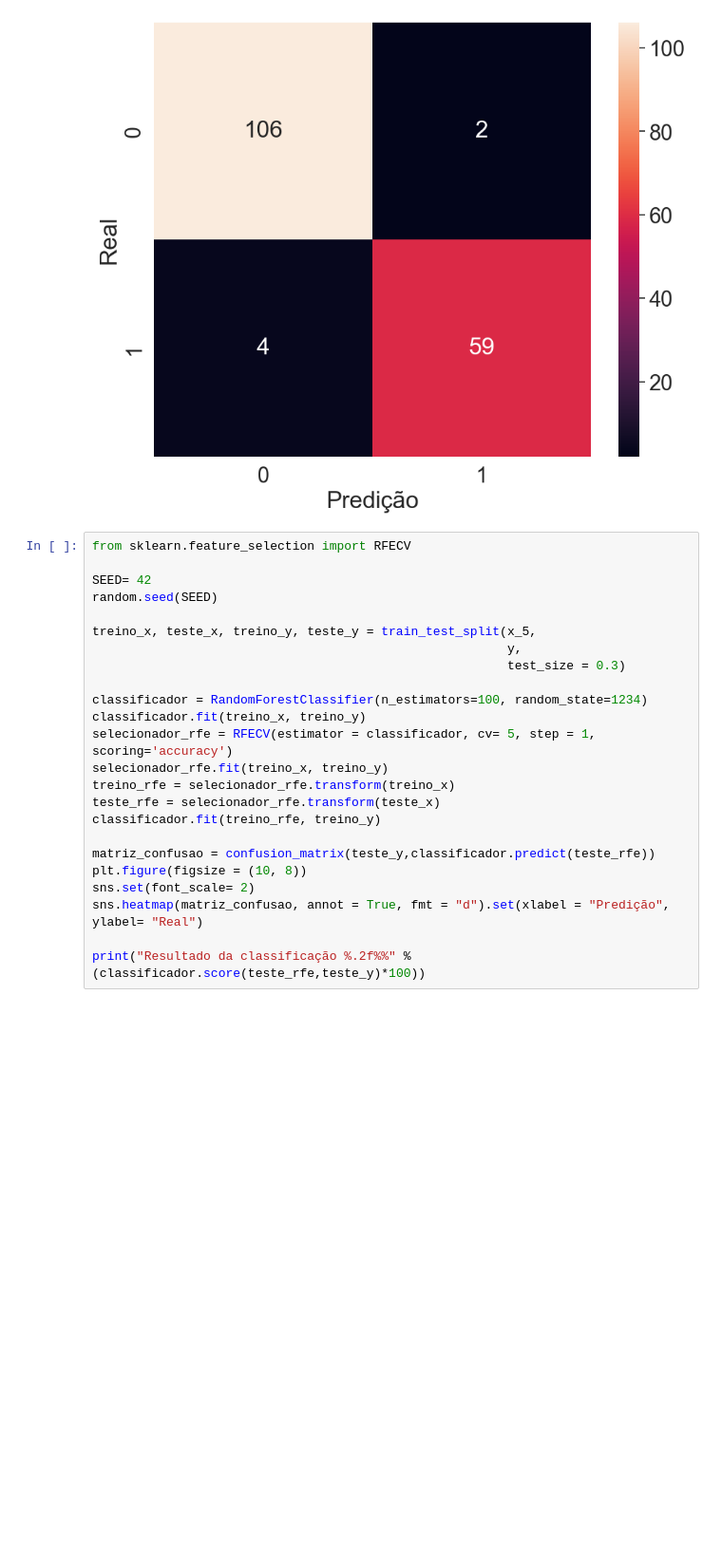
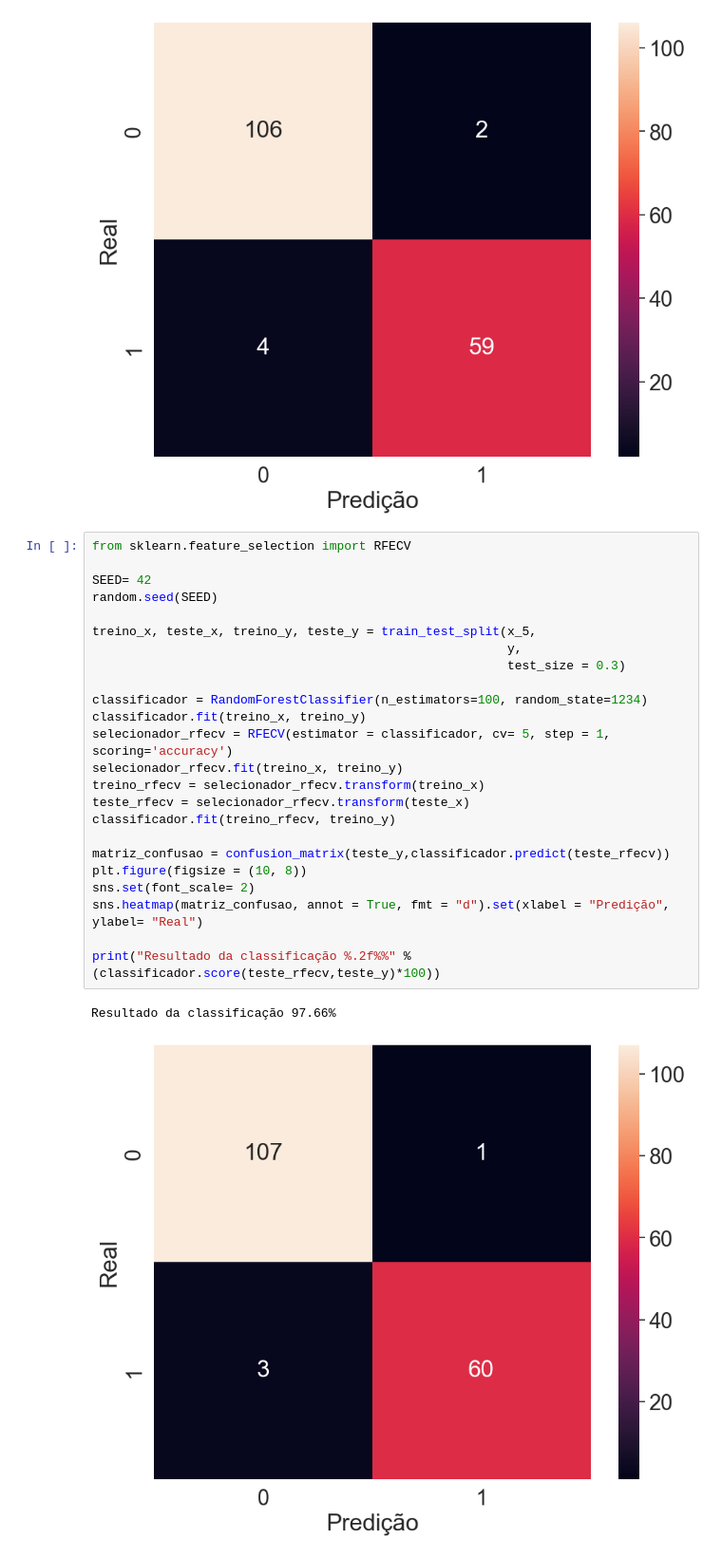
Before and after one commit to felipmartins/machine-learning-studies, a Jupyter notebook: dimensionalidade/intro.Ipynb, the cells around one changed output. Shown at 95% size. Saved outputs shown, nothing was run; the diff lists cells and outputs as text; blank space fills up the shorter version.

```diff
--- a/dimensionalidade/intro.Ipynb
+++ b/dimensionalidade/intro.Ipynb
@@ -405,24 +405,27 @@ Resultado da classificação 96.49%
 # %%
 from sklearn.feature_selection import RFECV
 
 SEED= 42
 random.seed(SEED)
 
 treino_x, teste_x, treino_y, teste_y = train_test_split(x_5,
                                                         y,
                                                         test_size = 0.3)
 
 classificador = RandomForestClassifier(n_estimators=100, random_state=1234)
 classificador.fit(treino_x, treino_y)
-selecionador_rfe = RFECV(estimator = classificador, cv= 5, step = 1, scoring='accuracy')
-selecionador_rfe.fit(treino_x, treino_y)
-treino_rfe = selecionador_rfe.transform(treino_x)
-teste_rfe = selecionador_rfe.transform(teste_x)
-classificador.fit(treino_rfe, treino_y)
+selecionador_rfecv = RFECV(estimator = classificador, cv= 5, step = 1, scoring='accuracy')
+selecionador_rfecv.fit(treino_x, treino_y)
+treino_rfecv = selecionador_rfecv.transform(treino_x)
+teste_rfecv = selecionador_rfecv.transform(teste_x)
+classificador.fit(treino_rfecv, treino_y)
 
-matriz_confusao = confusion_matrix(teste_y,classificador.predict(teste_rfe))
+matriz_confusao = confusion_matrix(teste_y,classificador.predict(teste_rfecv))
 plt.figure(figsize = (10, 8))
 sns.set(font_scale= 2)
 sns.heatmap(matriz_confusao, annot = True, fmt = "d").set(xlabel = "Predição", ylabel= "Real")
 
-print("Resultado da classificação %.2f%%" %(classificador.score(teste_rfe,teste_y)*100))
+print("Resultado da classificação %.2f%%" %(classificador.score(teste_rfecv,teste_y)*100))
+# %% [output]
+Resultado da classificação 97.66%
+[figure, added]
```
Also changed, not shown: parts of 2 cells of this notebook, 1 other file.
